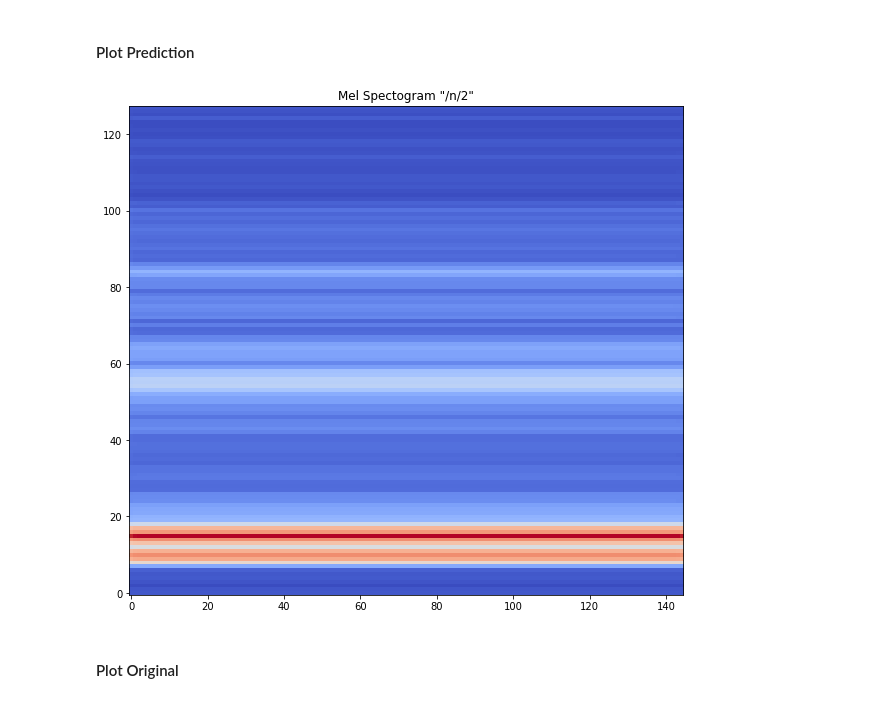
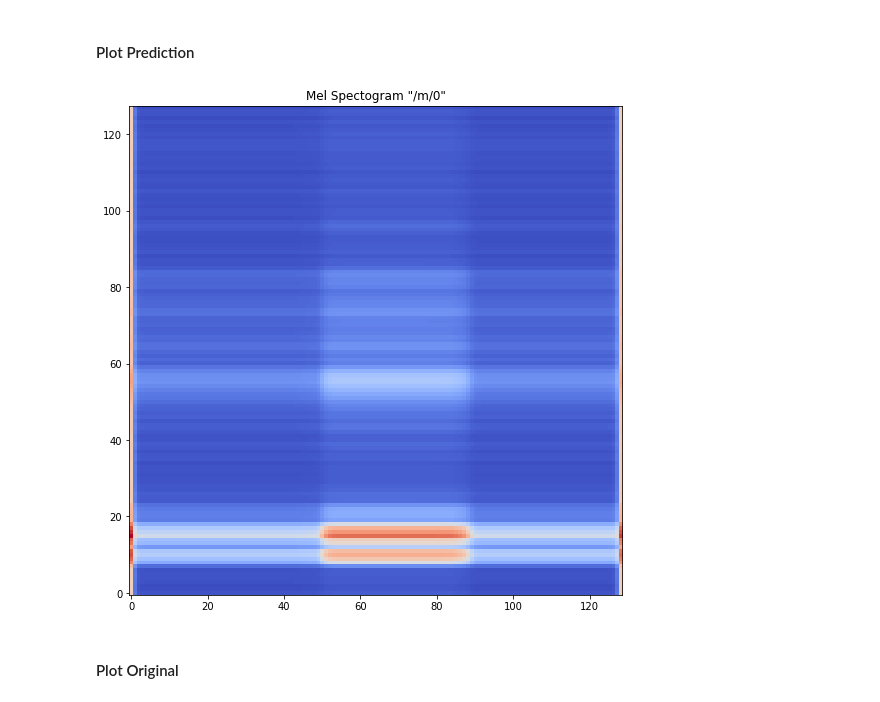
Before and after one commit to MiscellaneousStuff/kara-one-transduction, a Jupyter notebook: main.ipynb, the cells around one changed output. Cells and saved outputs as stored; diff of their text form; code cells hidden in the pictures.

Commit message:
Working transduction model for generalising /m/ vocal EEG to audio

```diff
--- a/main.ipynb
+++ b/main.ipynb
@@ -513,7 +513,7 @@ _ = plot_mel_spectrogram(synth_examples[plot_pred_idx]["audio_feats"], synth_exa
 # %% [markdown]
 ### Model
 # %%
-# %%capture ignore
+%%capture ignore
 
 # Ignore data sample loading text
 
@@ -522,7 +522,7 @@ import random
 
 from lib.transduction import DigitalVoicingModel
 
-target_labels = ["/n/"]
+target_labels = ['/m/'] # ['/piy/', '/diy/', '/m/', '/iy/', '/uw/', '/n/', '/tiy/'] # ["gnaw", "pat", "pot", "knew"]
 synth_examples_s = [[data for data in dataset if data["label"] in target_label]
                     for target_label in target_labels]
 
@@ -553,8 +553,8 @@ random.seed(seed)
 np.random.seed(seed)
 torch.manual_seed(seed)
 
-model_size = 64
-n_layers = 1
+model_size = 128
+n_layers = 2
 dropout = 0.5
 
 model = DigitalVoicingModel(
@@ -742,7 +747,9 @@ out_s = []
 
 model.eval()
 
-for X, y in zip(test_X_s, test_y_s):
+view_X_s, view_y_s = test_X_s, test_y_s
+
+for X, y in zip(view_X_s, view_y_s):
     with torch.no_grad():
         pred = model(X)
         out_s.append(pred.cpu().detach())
@@ -751,11 +758,13 @@ for X, y in zip(test_X_s, test_y_s):
 # %%
 plt.rcParams["figure.figsize"] = (14, 9)
 
-plot_pred_idx = 2
+viewset = testset
+
+plot_pred_idx = 0
 y = torch.squeeze(out_s[plot_pred_idx], 0).float()
-_ = plot_mel_spectrogram(y, testset[plot_pred_idx]["label"] + str(plot_pred_idx))
+_ = plot_mel_spectrogram(y, viewset[plot_pred_idx]["label"] + str(plot_pred_idx))
 # %% [output]
-[figure, old version]
+[figure, new version]
 # %% [markdown]
 #### Plot Original
 # %%
```
Also changed, not shown: parts of 7 cells of this notebook, 1 other file.
